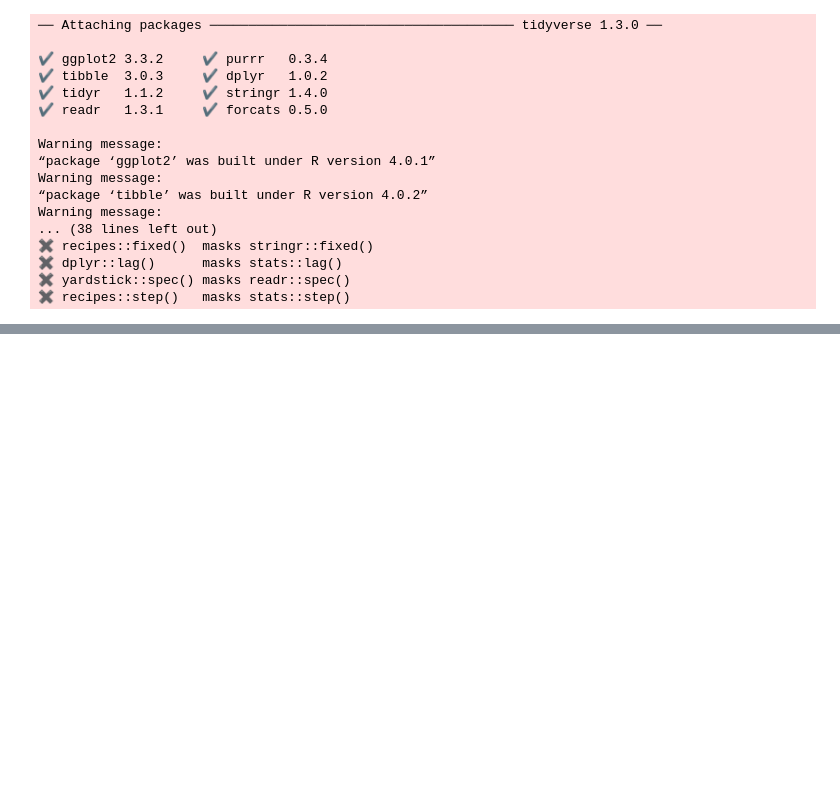
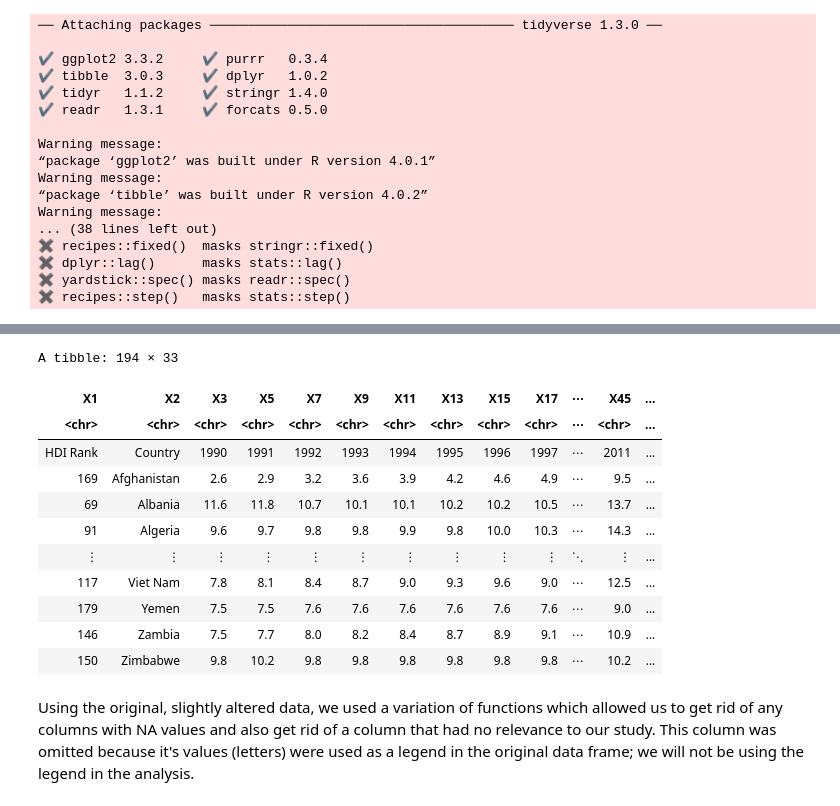
Before and after one commit to MarranaTT/Group_46_Final_Project, a Jupyter notebook: Final.ipynb, the cells around one changed output, grey strips where cells are left out. Saved outputs shown, nothing was run; the diff lists cells and outputs as text; code cells hidden in the pictures; blank space fills up the shorter version.

```diff
--- a/Final.ipynb
+++ b/Final.ipynb
@@ -165,0 +77,29 @@ Warning message:
+# %%
+EYS_vs_HDI <- Expected_Years_of_Schooling_vs_HDI[, colSums(is.na(Expected_Years_of_Schooling_vs_HDI)) < nrow(Expected_Years_of_Schooling_vs_HDI)]
+
+#This was done to get rid of all the columns that had NA as values for all the rows.
+
+Invalid_Col <- c("X62")
+
+#This was done to give the last column an object name so that it can be used in the following code:
+
+EYS_vs_HDI_NA_Drop = EYS_vs_HDI[,!(names(EYS_vs_HDI) %in% Invalid_Col)]
+
+EYS_vs_HDI_NA_Drop
+
+#The result of this code returns a dat frame with only 61 columns and no NA values.
+# %% [output]
+A tibble: 194 × 33
+| X1 | X2 | X3 | X5 | X7 | X9 | X11 | X13 | X15 | X17 | ⋯ | X45 | ... |
+| <chr> | <chr> | <chr> | <chr> | <chr> | <chr> | <chr> | <chr> | <chr> | <chr> | ⋯ | <chr> | ... |
+| HDI Rank | Country | 1990 | 1991 | 1992 | 1993 | 1994 | 1995 | 1996 | 1997 | ⋯ | 2011 | ... |
+| 169 | Afghanistan | 2.6 | 2.9 | 3.2 | 3.6 | 3.9 | 4.2 | 4.6 | 4.9 | ⋯ | 9.5 | ... |
+| 69 | Albania | 11.6 | 11.8 | 10.7 | 10.1 | 10.1 | 10.2 | 10.2 | 10.5 | ⋯ | 13.7 | ... |
+| 91 | Algeria | 9.6 | 9.7 | 9.8 | 9.8 | 9.9 | 9.8 | 10.0 | 10.3 | ⋯ | 14.3 | ... |
+| ⋮ | ⋮ | ⋮ | ⋮ | ⋮ | ⋮ | ⋮ | ⋮ | ⋮ | ⋮ | ⋱ | ⋮ | ... |
+| 117 | Viet Nam | 7.8 | 8.1 | 8.4 | 8.7 | 9.0 | 9.3 | 9.6 | 9.0 | ⋯ | 12.5 | ... |
+| 179 | Yemen | 7.5 | 7.5 | 7.6 | 7.6 | 7.6 | 7.6 | 7.6 | 7.6 | ⋯ | 9.0 | ... |
+| 146 | Zambia | 7.5 | 7.7 | 8.0 | 8.2 | 8.4 | 8.7 | 8.9 | 9.1 | ⋯ | 10.9 | ... |
+| 150 | Zimbabwe | 9.8 | 10.2 | 9.8 | 9.8 | 9.8 | 9.8 | 9.8 | 9.8 | ⋯ | 10.2 | ... |
+# %% [markdown]
+Using the original, slightly altered data, we used a variation of functions which allowed us to get rid of any columns with NA values and also get rid of a column that had no relevance to our study. This column was omitted because it's values (letters) were used as a legend in the original data frame; we will not be using the legend in the analysis.
```
Also changed, not shown: parts of 18 cells of this notebook.
